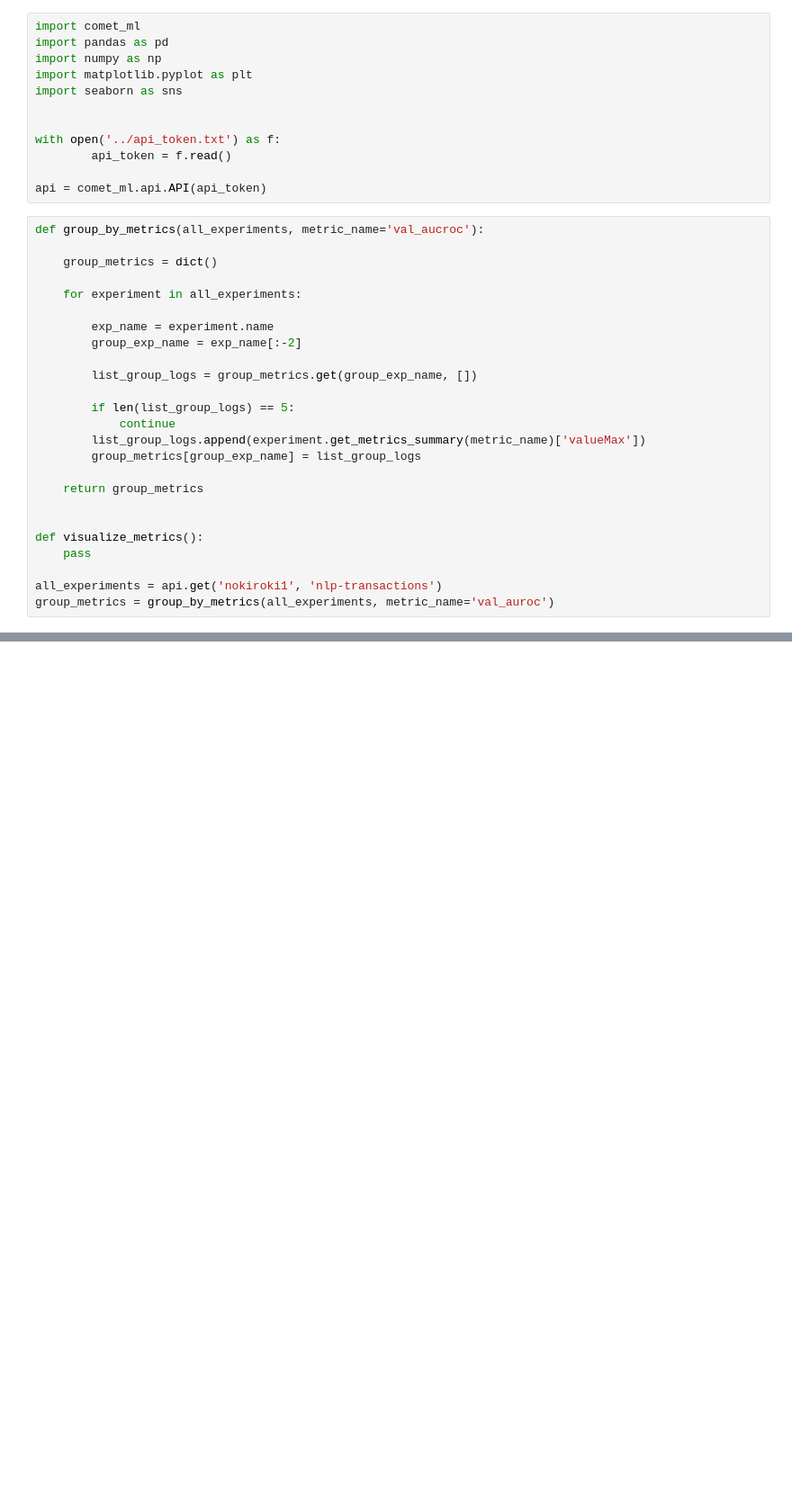
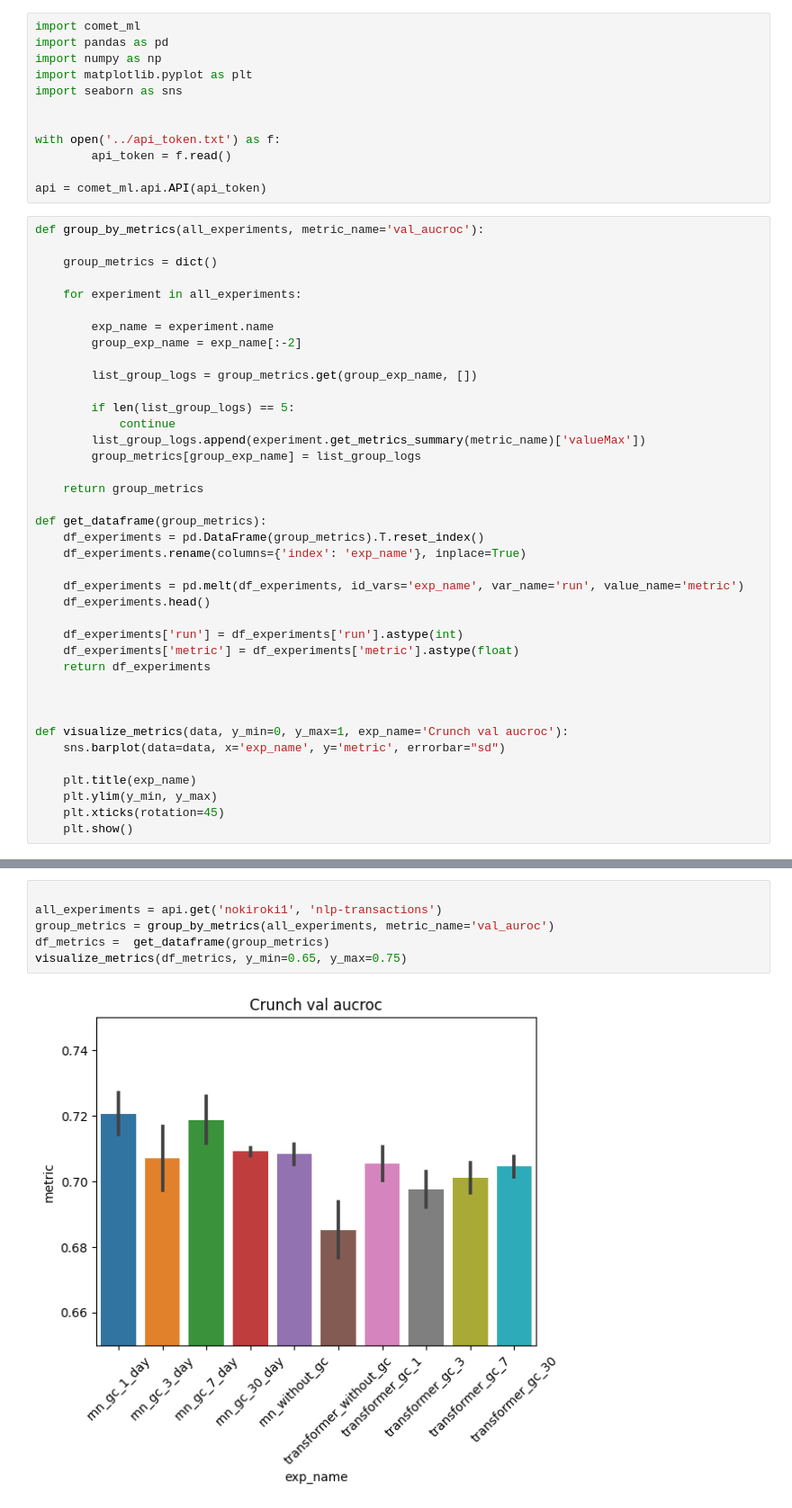
Before and after one commit to nokiroki/NLP-Transactions, a Jupyter notebook: notebooks/experiments_visualization.ipynb, the cells around one changed output, grey strips where cells are left out. Shown at 90% size. Cells and saved outputs as stored; diff of their text form; blank space fills up the shorter version.

```diff
--- a/notebooks/experiments_visualization.ipynb
+++ b/notebooks/experiments_visualization.ipynb
@@ -53,9 +55,23 @@ def group_by_metrics(all_experiments, metric_name='val_aucroc'):
 
     return group_metrics
 
+def get_dataframe(group_metrics):
+    df_experiments = pd.DataFrame(group_metrics).T.reset_index()
+    df_experiments.rename(columns={'index': 'exp_name'}, inplace=True)
 
-def visualize_metrics():
-    pass
+    df_experiments = pd.melt(df_experiments, id_vars='exp_name', var_name='run', value_name='metric')
+    df_experiments.head()
 
-all_experiments = api.get('nokiroki1', 'nlp-transactions')
-group_metrics = group_by_metrics(all_experiments, metric_name='val_auroc')
+    df_experiments['run'] = df_experiments['run'].astype(int)
+    df_experiments['metric'] = df_experiments['metric'].astype(float)
+    return df_experiments
+
+
+
+def visualize_metrics(data, y_min=0, y_max=1, exp_name='Crunch val aucroc'):
+    sns.barplot(data=data, x='exp_name', y='metric', errorbar="sd")
+
+    plt.title(exp_name)
+    plt.ylim(y_min, y_max)
+    plt.xticks(rotation=45)
+    plt.show()
@@ -79,0 +78,8 @@ plt.show()
+# %%
+
+all_experiments = api.get('nokiroki1', 'nlp-transactions')
+group_metrics = group_by_metrics(all_experiments, metric_name='val_auroc')
+df_metrics =  get_dataframe(group_metrics)
+visualize_metrics(df_metrics, y_min=0.65, y_max=0.75)
+# %% [output]
+[figure, added]
```
Also changed, not shown: parts of 7 cells of this notebook, 3 other files.
